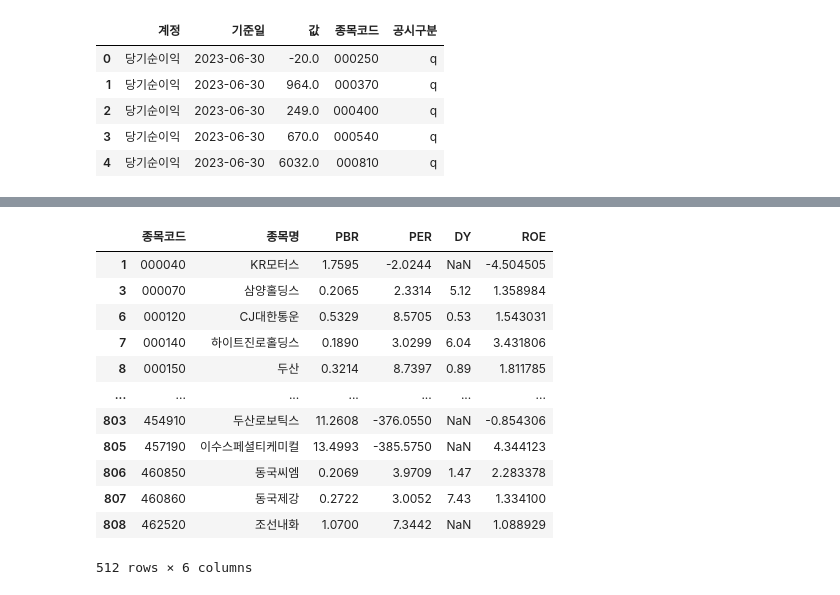
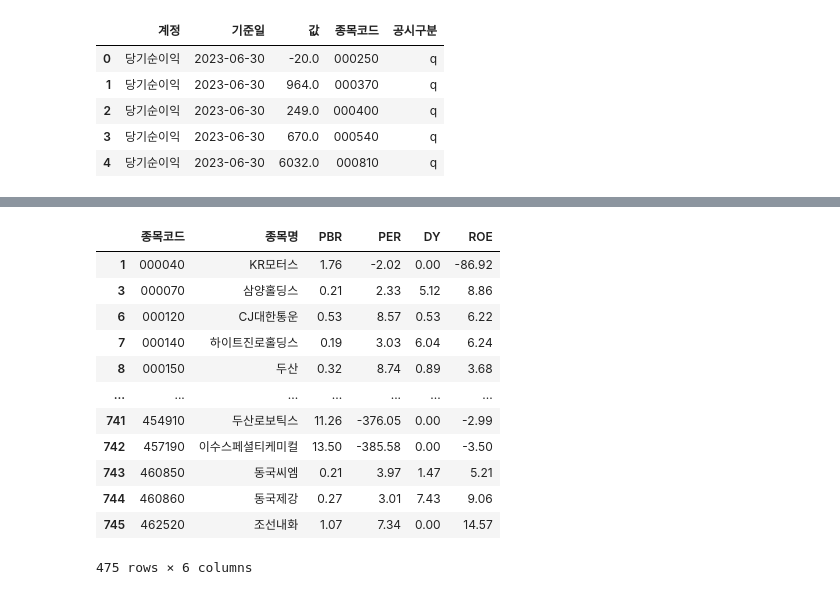
Before and after one commit to dev-doragi/DataProcessing, a Jupyter notebook: Report/241004_5주차_재무데이터가공.ipynb, the cells around one changed output, grey strips where cells are left out. Cells and saved outputs as stored; diff of their text form; code cells hidden in the pictures.

```diff
--- a/Report/241004_5주차_재무데이터가공.ipynb
+++ b/Report/241004_5주차_재무데이터가공.ipynb
@@ -411,0 +380,14 @@ outcome
+# %%
+fsq_list_clean = fsq_list_merge.copy()
+
+# 데이터 병합을 위해 fsq_list_pivot도 동일하게 처리
+fsq_list_pivot = fsq_list_clean.pivot_table(index=['종목코드', '기준일'], columns='계정', values='ttm').reset_index()
+
+# 최신 기준일 찾기
+latest_date = fsq_list_pivot['기준일'].max()
+
+# 최신 기준일의 데이터만 필터링
+latest_data = fsq_list_pivot[fsq_list_pivot['기준일'] == latest_date]
+
+# 결과 출력
+latest_data
@@ -411,0 +414,23 @@ outcome
+# %%
+# fsq_list_merge에서 필요한 지표를 필터링
+metrics_df = fsq_list_merge[fsq_list_merge['지표'].isin(['PBR', 'PER'])]
+
+# 지표를 열로 전환하여 피벗 테이블 생성
+pivoted_metrics = metrics_df.pivot_table(index='종목코드', columns='지표', values='value')
+
+# latest_data와 병합하여 ROE 및 기타 재무 값 가져오기
+merged_data = pd.merge(latest_data, pivoted_metrics, on='종목코드', how='left')
+
+# PBR과 PER 소수점 두 자리까지 반올림
+merged_data['PBR'] = merged_data['PBR'].round(2)
+merged_data['PER'] = merged_data['PER'].round(2)
+
+merged_data = pd.merge(merged_data, kospi_ticker_list[['종목코드', '종목명', '종가', '주당배당금']], on='종목코드', how='left')
+
+# DY 계산
+merged_data['DY'] = ((merged_data['주당배당금'] / merged_data['종가']) * 100).round(2)
+
+# ROE 계산
+merged_data['ROE'] = ((merged_data['당기순이익'] / merged_data['자본']) * 100).round(2)
+
+merged_data[['기준일', '종목코드', '종목명', 'PBR', 'PER', 'DY', 'ROE']]
@@ -411,0 +451,6 @@ outcome
+# %%
+# 최종 데이터프레임 구성
+final_data = merged_data[['종목코드', '종목명', 'PBR', 'PER', 'DY', 'ROE']]
+
+# 결과 출력
+final_data
@@ -429,18 +490,18 @@ pbr_filtered
 # %%
-per_filtered = outcome[outcome['PER'] < 10]
+per_filtered = final_data[final_data['PER'] < 10]
 per_filtered
 # %% [output]
 |  | 종목코드 | 종목명 | PBR | PER | DY | ROE |
-| 1 | 000040 | KR모터스 | 1.7595 | -2.0244 | NaN | -4.504505 |
-| 3 | 000070 | 삼양홀딩스 | 0.2065 | 2.3314 | 5.12 | 1.358984 |
-| 6 | 000120 | CJ대한통운 | 0.5329 | 8.5705 | 0.53 | 1.543031 |
-| 7 | 000140 | 하이트진로홀딩스 | 0.1890 | 3.0299 | 6.04 | 3.431806 |
-| 8 | 000150 | 두산 | 0.3214 | 8.7397 | 0.89 | 1.811785 |
+| 1 | 000040 | KR모터스 | 1.76 | -2.02 | 0.00 | -86.92 |
+| 3 | 000070 | 삼양홀딩스 | 0.21 | 2.33 | 5.12 | 8.86 |
+| 6 | 000120 | CJ대한통운 | 0.53 | 8.57 | 0.53 | 6.22 |
+| 7 | 000140 | 하이트진로홀딩스 | 0.19 | 3.03 | 6.04 | 6.24 |
+| 8 | 000150 | 두산 | 0.32 | 8.74 | 0.89 | 3.68 |
 | ... | ... | ... | ... | ... | ... | ... |
-| 803 | 454910 | 두산로보틱스 | 11.2608 | -376.0550 | NaN | -0.854306 |
-| 805 | 457190 | 이수스페셜티케미컬 | 13.4993 | -385.5750 | NaN | 4.344123 |
-| 806 | 460850 | 동국씨엠 | 0.2069 | 3.9709 | 1.47 | 2.283378 |
-| 807 | 460860 | 동국제강 | 0.2722 | 3.0052 | 7.43 | 1.334100 |
-| 808 | 462520 | 조선내화 | 1.0700 | 7.3442 | NaN | 1.088929 |
+| 741 | 454910 | 두산로보틱스 | 11.26 | -376.05 | 0.00 | -2.99 |
+| 742 | 457190 | 이수스페셜티케미컬 | 13.50 | -385.58 | 0.00 | -3.50 |
+| 743 | 460850 | 동국씨엠 | 0.21 | 3.97 | 1.47 | 5.21 |
+| 744 | 460860 | 동국제강 | 0.27 | 3.01 | 7.43 | 9.06 |
+| 745 | 462520 | 조선내화 | 1.07 | 7.34 | 0.00 | 14.57 |
-512 rows × 6 columns
+475 rows × 6 columns
 # %%
```
Also changed, not shown: parts of 28 cells of this notebook.
